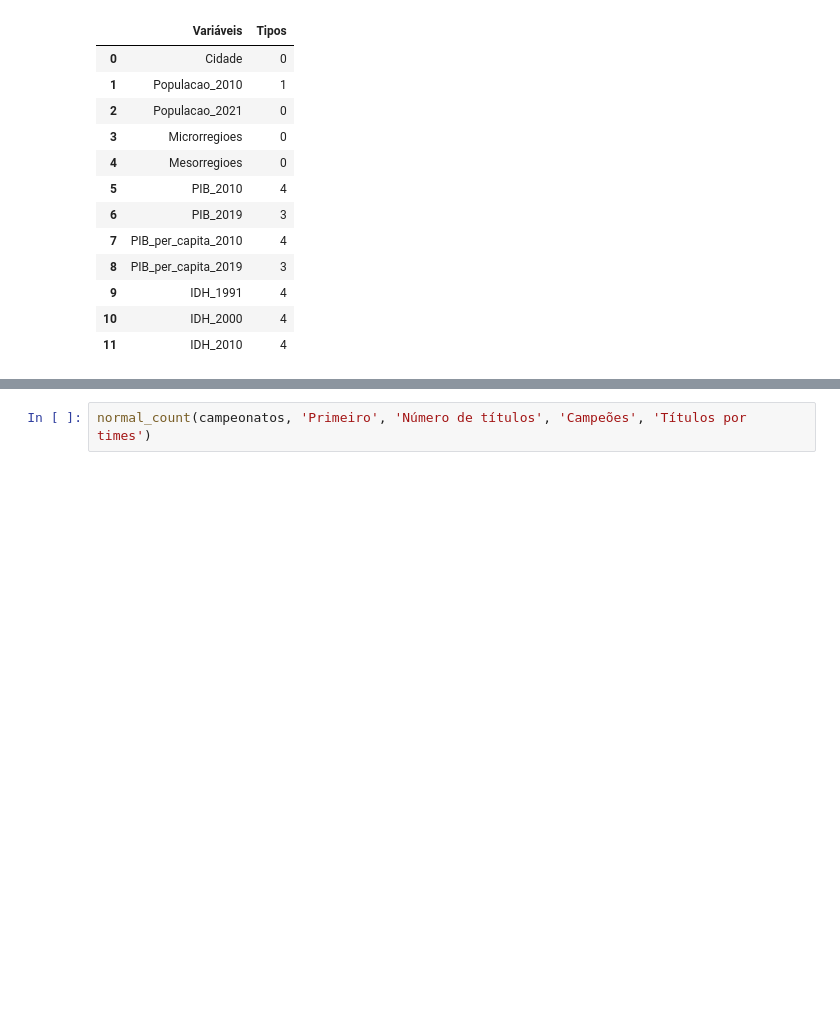
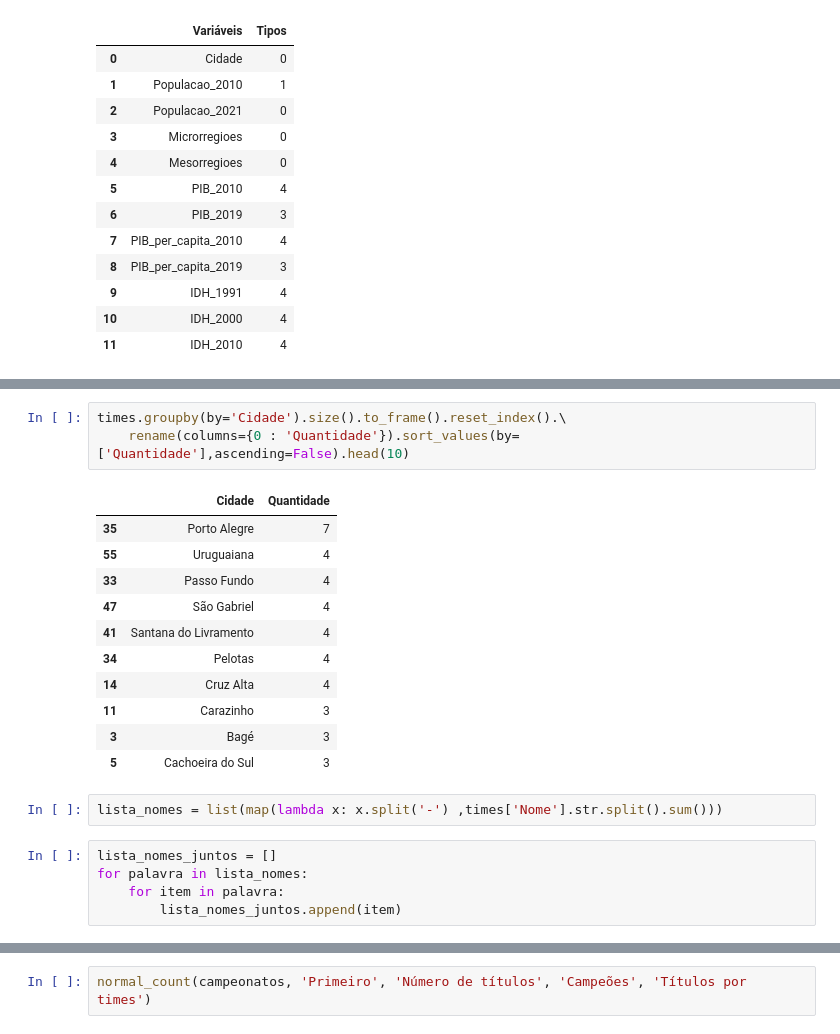
Before and after one commit to VitorBSP/Multiverso_greNAL, a Jupyter notebook: analise.ipynb, the cells around one changed output, grey strips where cells are left out. Drawn from its saved outputs; the diff is of its cells as text; blank space fills up the shorter version.

```diff
--- a/analise.ipynb
+++ b/analise.ipynb
@@ -190,0 +212,22 @@ cidades[pd.isnull(cidades['PIB_2010'])]
+# %%
+times.groupby(by='Cidade').size().to_frame().reset_index().\
+    rename(columns={0 : 'Quantidade'}).sort_values(by=['Quantidade'],ascending=False).head(10)
+# %% [output]
+|  | Cidade | Quantidade |
+| 35 | Porto Alegre | 7 |
+| 55 | Uruguaiana | 4 |
+| 33 | Passo Fundo | 4 |
+| 47 | São Gabriel | 4 |
+| 41 | Santana do Livramento | 4 |
+| 34 | Pelotas | 4 |
+| 14 | Cruz Alta | 4 |
+| 11 | Carazinho | 3 |
+| 3 | Bagé | 3 |
+| 5 | Cachoeira do Sul | 3 |
+# %%
+lista_nomes = list(map(lambda x: x.split('-') ,times['Nome'].str.split().sum()))
+# %%
+lista_nomes_juntos = []
+for palavra in lista_nomes:
+    for item in palavra:
+        lista_nomes_juntos.append(item)
```
Also changed, not shown: parts of 33 cells of this notebook.
